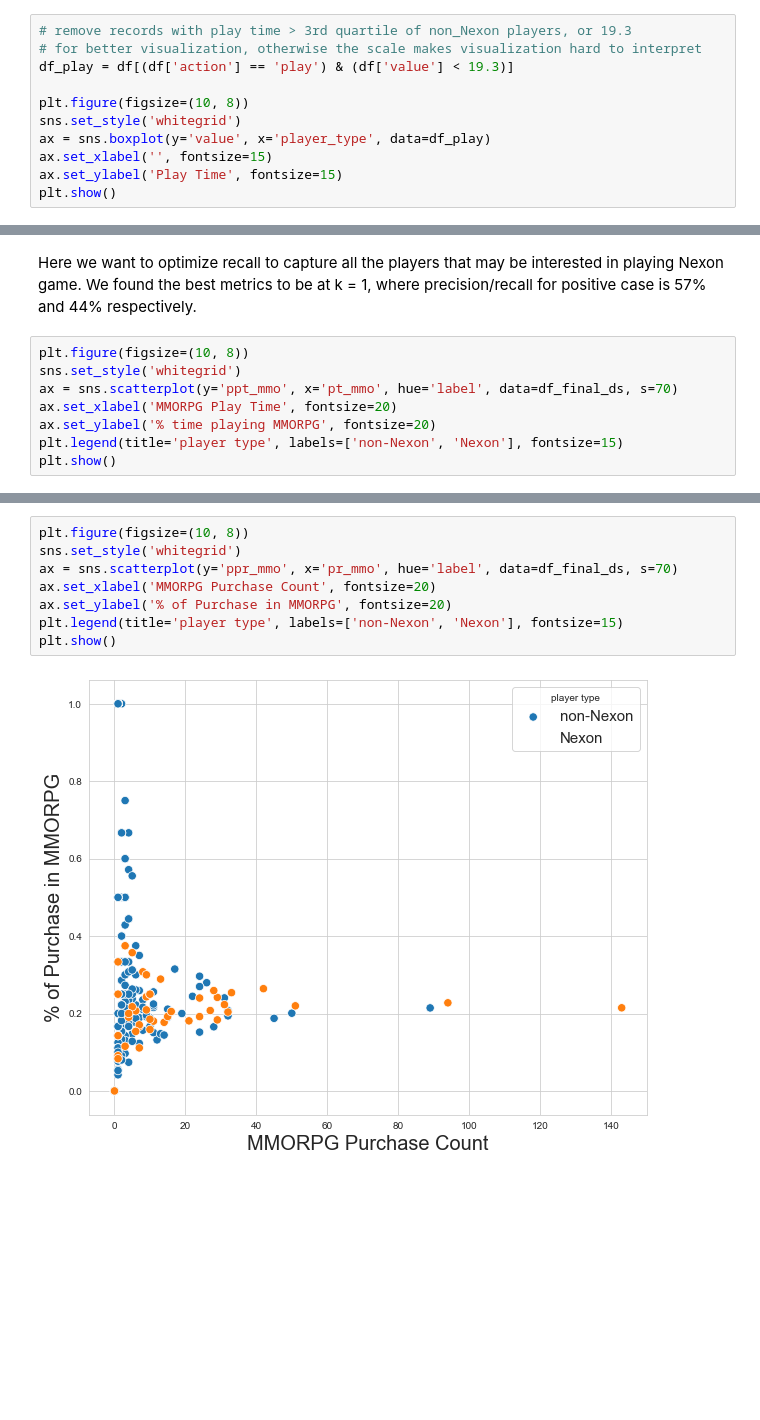
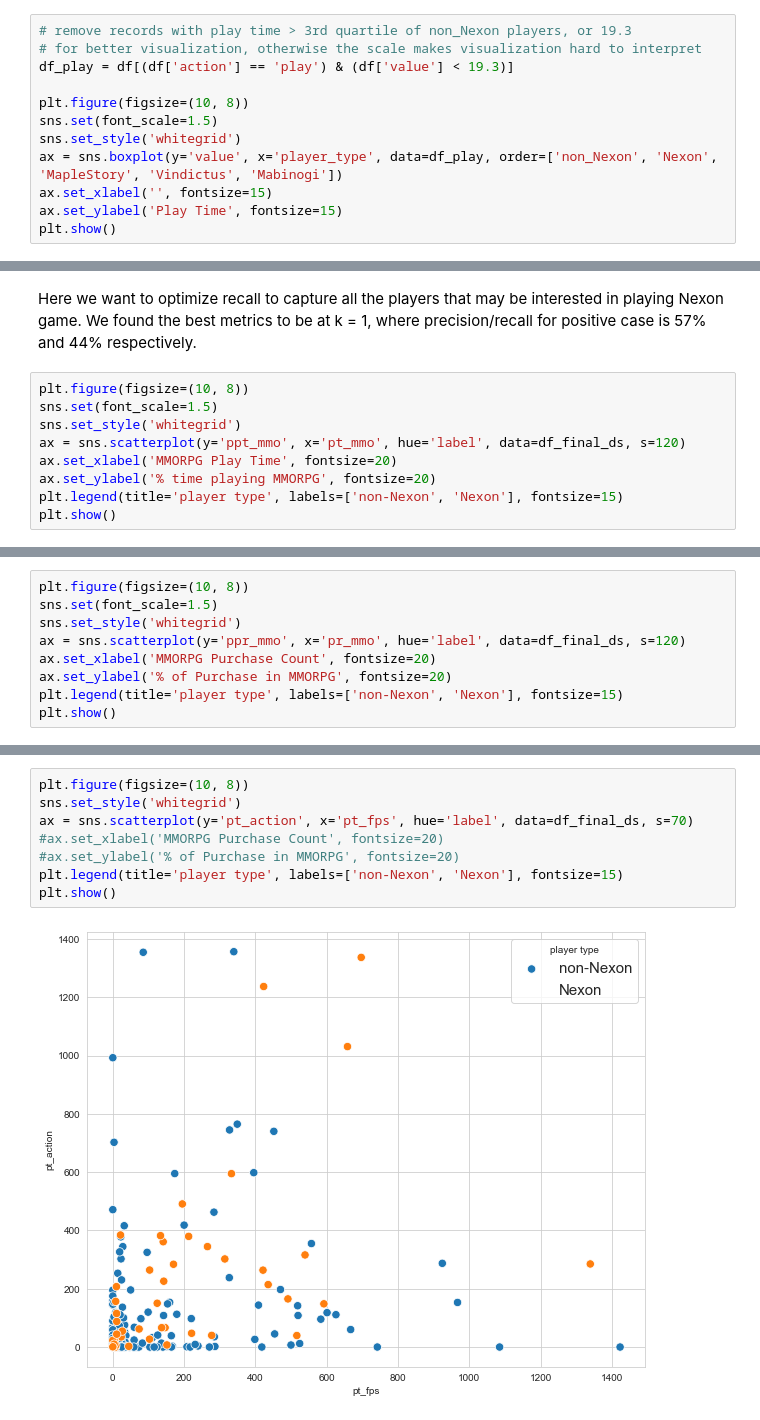
Before and after one commit to henryjcheng/nexon_game_recommendation, a Jupyter notebook: potential_player.ipynb, the cells around one changed output, grey strips where cells are left out. Drawn from its saved outputs; the diff is of its cells as text; blank space fills up the shorter version.

```diff
--- a/potential_player.ipynb
+++ b/potential_player.ipynb
@@ -117,8 +117,9 @@ df.head()
 df_play = df[(df['action'] == 'play') & (df['value'] < 19.3)]
 
 plt.figure(figsize=(10, 8))
+sns.set(font_scale=1.5)
 sns.set_style('whitegrid')
-ax = sns.boxplot(y='value', x='player_type', data=df_play)
+ax = sns.boxplot(y='value', x='player_type', data=df_play, order=['non_Nexon', 'Nexon', 'MapleStory', 'Vindictus', 'Mabinogi'])
 ax.set_xlabel('', fontsize=15)
 ax.set_ylabel('Play Time', fontsize=15)
 plt.show()
@@ -232,8 +233,9 @@ weighted avg       0.93      0.93      0.93       122
 Here we want to optimize recall to capture all the players that may be interested in playing Nexon game. We found the best metrics to be at k = 1, where precision/recall for positive case is 57% and 44% respectively.
 # %%
 plt.figure(figsize=(10, 8))
+sns.set(font_scale=1.5)
 sns.set_style('whitegrid')
-ax = sns.scatterplot(y='ppt_mmo', x='pt_mmo', hue='label', data=df_final_ds, s=70)
+ax = sns.scatterplot(y='ppt_mmo', x='pt_mmo', hue='label', data=df_final_ds, s=120)
 ax.set_xlabel('MMORPG Play Time', fontsize=20)
 ax.set_ylabel('% time playing MMORPG', fontsize=20)
 plt.legend(title='player type', labels=['non-Nexon', 'Nexon'], fontsize=15)
@@ -242,0 +245,9 @@ plt.show()
+# %%
+plt.figure(figsize=(10, 8))
+sns.set(font_scale=1.5)
+sns.set_style('whitegrid')
+ax = sns.scatterplot(y='ppr_mmo', x='pr_mmo', hue='label', data=df_final_ds, s=120)
+ax.set_xlabel('MMORPG Purchase Count', fontsize=20)
+ax.set_ylabel('% of Purchase in MMORPG', fontsize=20)
+plt.legend(title='player type', labels=['non-Nexon', 'Nexon'], fontsize=15)
+plt.show()
@@ -243,10 +277,10 @@ plt.show()
 # %%
 plt.figure(figsize=(10, 8))
 sns.set_style('whitegrid')
-ax = sns.scatterplot(y='ppr_mmo', x='pr_mmo', hue='label', data=df_final_ds, s=70)
-ax.set_xlabel('MMORPG Purchase Count', fontsize=20)
-ax.set_ylabel('% of Purchase in MMORPG', fontsize=20)
+ax = sns.scatterplot(y='pt_action', x='pt_fps', hue='label', data=df_final_ds, s=70)
+#ax.set_xlabel('MMORPG Purchase Count', fontsize=20)
+#ax.set_ylabel('% of Purchase in MMORPG', fontsize=20)
 plt.legend(title='player type', labels=['non-Nexon', 'Nexon'], fontsize=15)
 plt.show()
 # %% [output]
-[figure, old version]
+[figure, new version]
```
Also changed, not shown: parts of 5 cells of this notebook.
